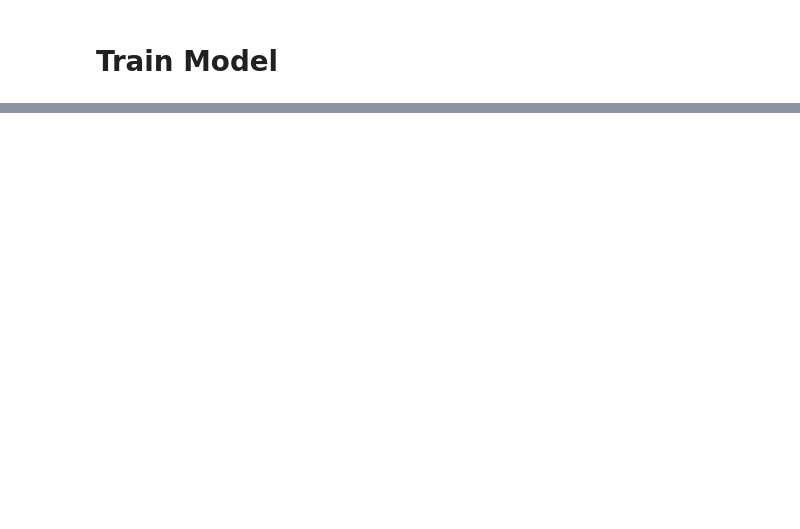
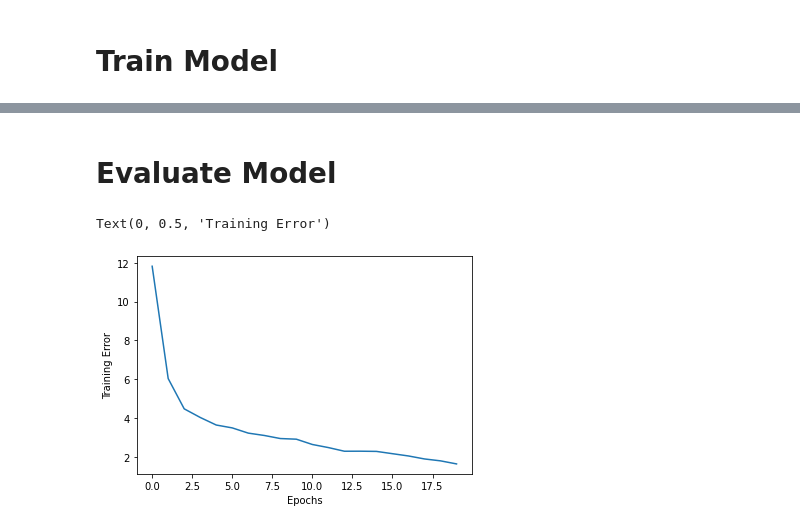
Before and after one commit to mrizkips/haepe-recomendation, a Jupyter notebook: haepe_recommendation_system.ipynb, the cells around one changed output, grey strips where cells are left out. Cells and saved outputs as stored; diff of their text form; code cells hidden in the pictures; blank space fills up the shorter version.

Commit message:
Evaluate the model

```diff
--- a/haepe_recommendation_system.ipynb
+++ b/haepe_recommendation_system.ipynb
@@ -212,4 +212,4 @@ y = le.fit_transform(y)
 # %%
 from sklearn.model_selection import train_test_split
 
-x_train, x_test, y_train, y_test = train_test_split(x, y, test_size=0.2, random_state=123)
+x_train, x_test, y_train, y_test = train_test_split(x, y, test_size=0.1, random_state=42)
@@ -269,0 +270,9 @@ Epoch 20/20
+# %% [markdown]
+# Evaluate Model
+# %%
+plt.plot(history.history['loss'])
+plt.xlabel("Epochs")
+plt.ylabel("Training Error")
+# %% [output]
+Text(0, 0.5, 'Training Error')
+[figure, added]
```
Also changed, not shown: parts of 5 cells of this notebook.
